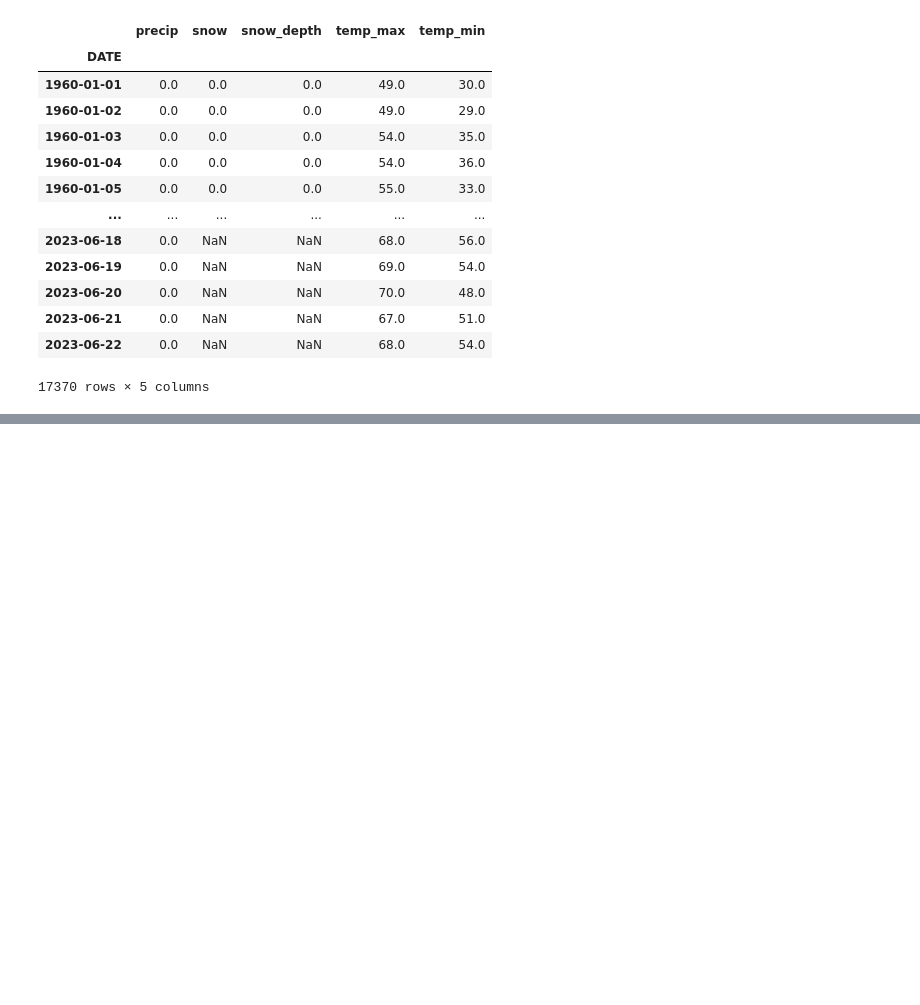
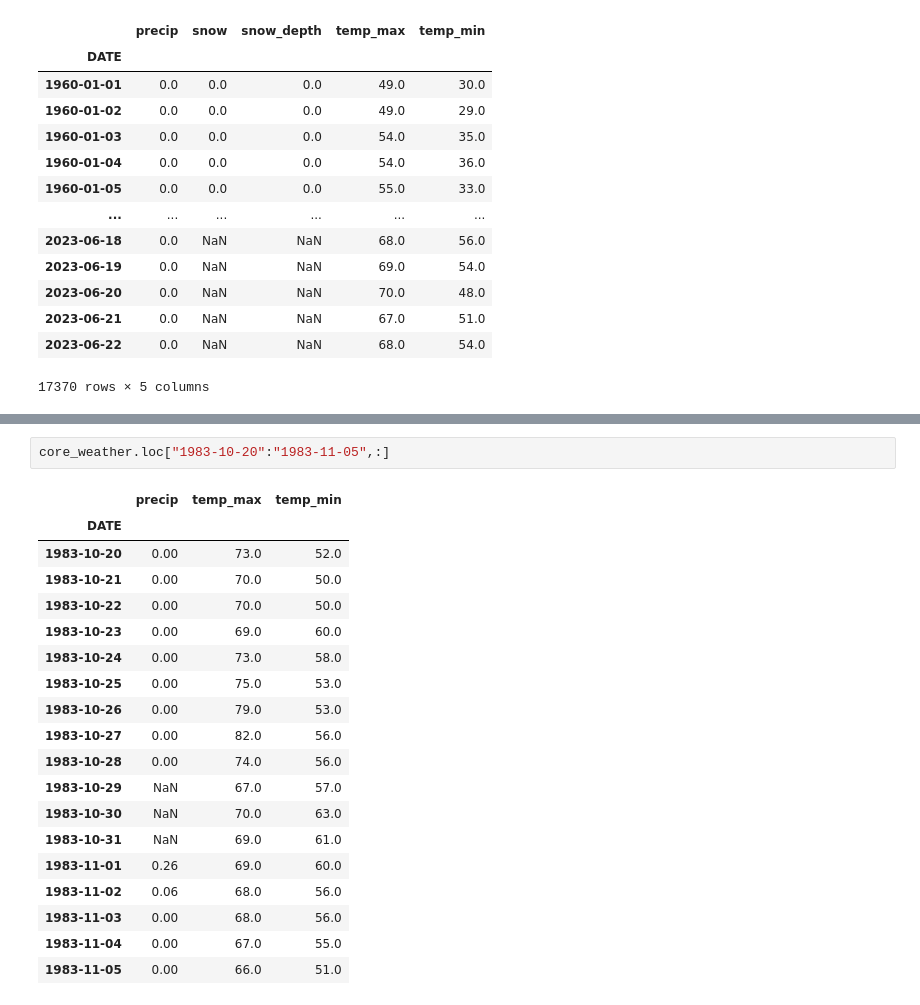
Before and after one commit to ashokrawatt/Weather-Prediction, a Jupyter notebook: weather.ipynb, the cells around one changed output, grey strips where cells are left out. Drawn from its saved outputs; the diff is of its cells as text; blank space fills up the shorter version.

```diff
--- a/weather.ipynb
+++ b/weather.ipynb
@@ -66,0 +112,22 @@ core_weather
+# %%
+core_weather.loc["1983-10-20":"1983-11-05",:]
+# %% [output]
+|  | precip | temp_max | temp_min |
+| DATE |  |  |  |
+| 1983-10-20 | 0.00 | 73.0 | 52.0 |
+| 1983-10-21 | 0.00 | 70.0 | 50.0 |
+| 1983-10-22 | 0.00 | 70.0 | 50.0 |
+| 1983-10-23 | 0.00 | 69.0 | 60.0 |
+| 1983-10-24 | 0.00 | 73.0 | 58.0 |
+| 1983-10-25 | 0.00 | 75.0 | 53.0 |
+| 1983-10-26 | 0.00 | 79.0 | 53.0 |
+| 1983-10-27 | 0.00 | 82.0 | 56.0 |
+| 1983-10-28 | 0.00 | 74.0 | 56.0 |
+| 1983-10-29 | NaN | 67.0 | 57.0 |
+| 1983-10-30 | NaN | 70.0 | 63.0 |
+| 1983-10-31 | NaN | 69.0 | 61.0 |
+| 1983-11-01 | 0.26 | 69.0 | 60.0 |
+| 1983-11-02 | 0.06 | 68.0 | 56.0 |
+| 1983-11-03 | 0.00 | 68.0 | 56.0 |
+| 1983-11-04 | 0.00 | 67.0 | 55.0 |
+| 1983-11-05 | 0.00 | 66.0 | 51.0 |
```
Also changed, not shown: parts of 12 cells of this notebook.
